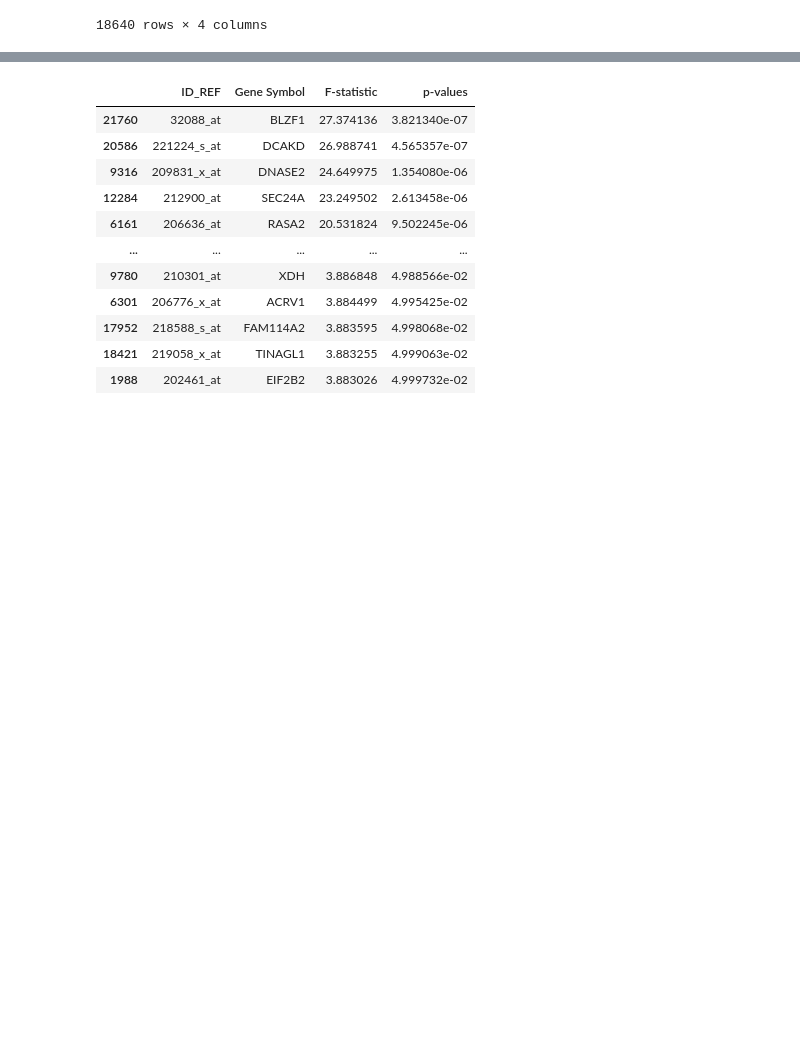
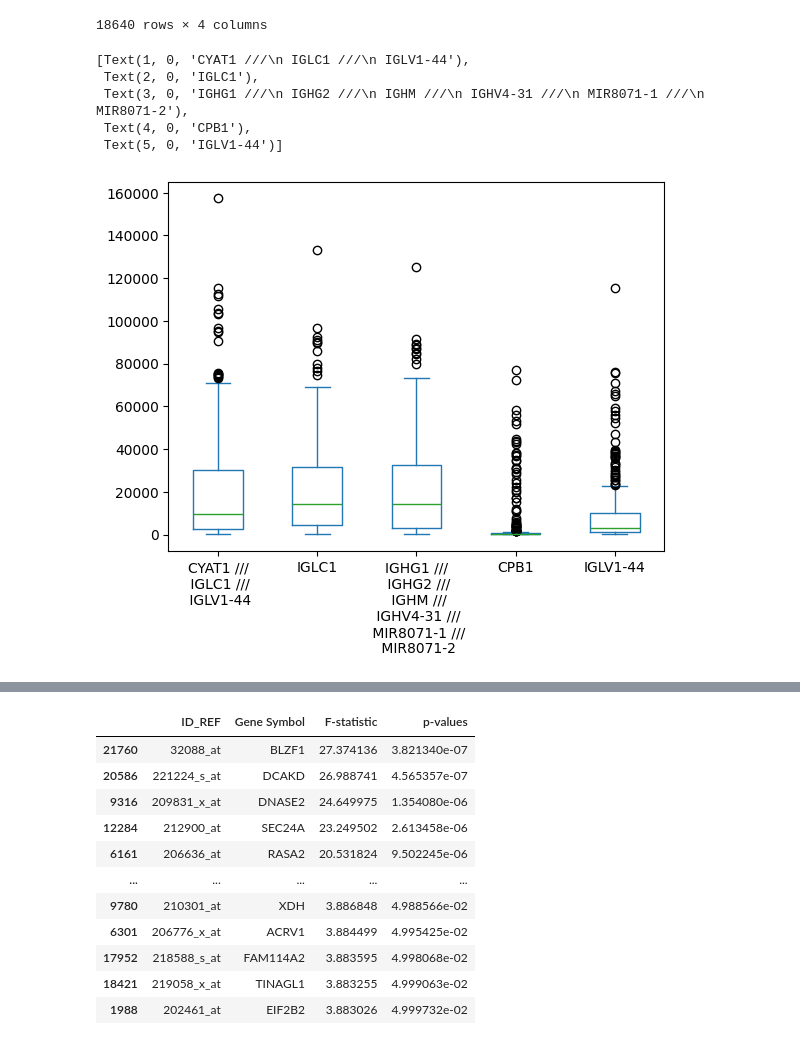
Before and after one commit to jasonrichdarmawan/npu-introduction-of-bioinformatics-data-visualization-logistic-regression, a Jupyter notebook: 01.ipynb, the cells around one changed output, grey strips where cells are left out. Drawn from its saved outputs; the diff is of its cells as text; code cells hidden in the pictures; blank space fills up the shorter version.

Commit message:
chore: add more visualization

```diff
--- a/01.ipynb
+++ b/01.ipynb
@@ -358,3 +358,19 @@ df_chi2[df_chi2["p-values"] < 0.05].sort_values(ascending=False, by="chi2 stats"
 | 14151 | 214776_x_at | XYLB | 3.844679 | 0.049904 |
 | 3494 | 203968_s_at | CDC6 | 3.843006 | 0.049954 |
 18640 rows × 4 columns
+# %%
+# check for outliers of top 5 selected features
+ax = df_gse2034_data_transposed_target[["215121_x_at", "209138_x_at", "211430_s_at", "205509_at", "215379_x_at"]].plot(kind="box")
+ax.set_xticklabels([
+  "CYAT1 ///\n IGLC1 ///\n IGLV1-44",
+  "IGLC1",
+  "IGHG1 ///\n IGHG2 ///\n IGHM ///\n IGHV4-31 ///\n MIR8071-1 ///\n MIR8071-2",
+  "CPB1",
+  "IGLV1-44"])
+# %% [output]
+[Text(1, 0, 'CYAT1 ///\n IGLC1 ///\n IGLV1-44'),
+ Text(2, 0, 'IGLC1'),
+ Text(3, 0, 'IGHG1 ///\n IGHG2 ///\n IGHM ///\n IGHV4-31 ///\n MIR8071-1 ///\n MIR8071-2'),
+ Text(4, 0, 'CPB1'),
+ Text(5, 0, 'IGLV1-44')]
+[figure, added]
```
Also changed, not shown: parts of 11 cells of this notebook, 1 other file.
